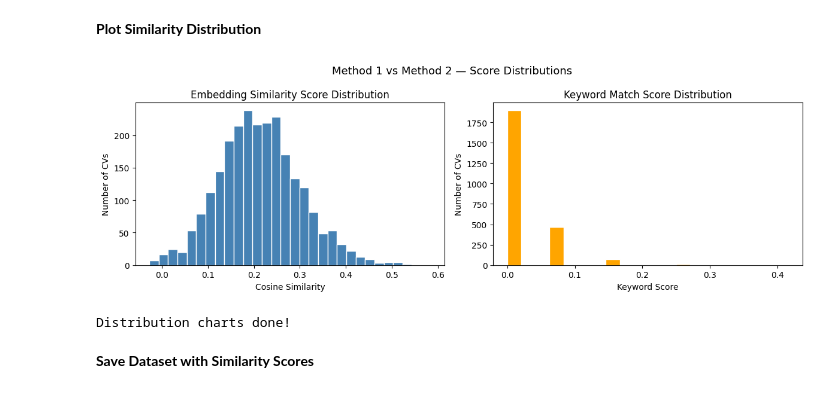
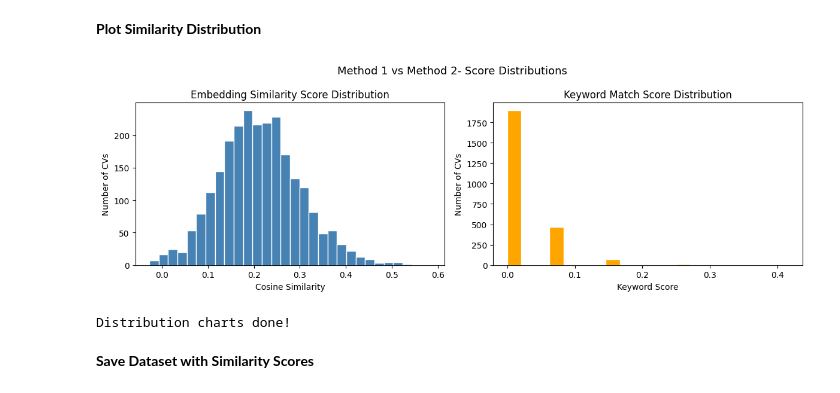
Before and after one commit to WaruniPerera27/Smart-Recruitment-Analytics-Platform, a Jupyter notebook: Smart_Recruitment_Analytics_Platform.ipynb, the cells around one changed output. Cells and saved outputs as stored; diff of their text form; code cells hidden in the pictures.

```diff
--- a/Smart_Recruitment_Analytics_Platform.ipynb
+++ b/Smart_Recruitment_Analytics_Platform.ipynb
@@ -1058,25 +1062,25 @@ console.print(table)
 # %%
 import matplotlib.pyplot as plt
 
 fig, (ax1, ax2) = plt.subplots(1, 2, figsize=(12, 4))
 
 ax1.hist(df['embedding_similarity'], bins=30, color='steelblue', edgecolor='white')
 ax1.set_title('Embedding Similarity Score Distribution')
 ax1.set_xlabel('Cosine Similarity')
 ax1.set_ylabel('Number of CVs')
 
 ax2.hist(df['keyword_score'], bins=20, color='orange', edgecolor='white')
 ax2.set_title('Keyword Match Score Distribution')
 ax2.set_xlabel('Keyword Score')
 ax2.set_ylabel('Number of CVs')
 
-plt.suptitle('Method 1 vs Method 2 — Score Distributions', fontsize=13)
+plt.suptitle('Method 1 vs Method 2- Score Distributions', fontsize=13)
 plt.tight_layout()
 plt.show()
 
 print('Distribution charts done!')
 # %% [output]
-[figure, old version]
+[figure, new version]
 Distribution charts done!
 # %% [markdown]
 **Save Dataset with Similarity Scores**
```
Also changed, not shown: parts of 21 cells of this notebook, 1 other file.
